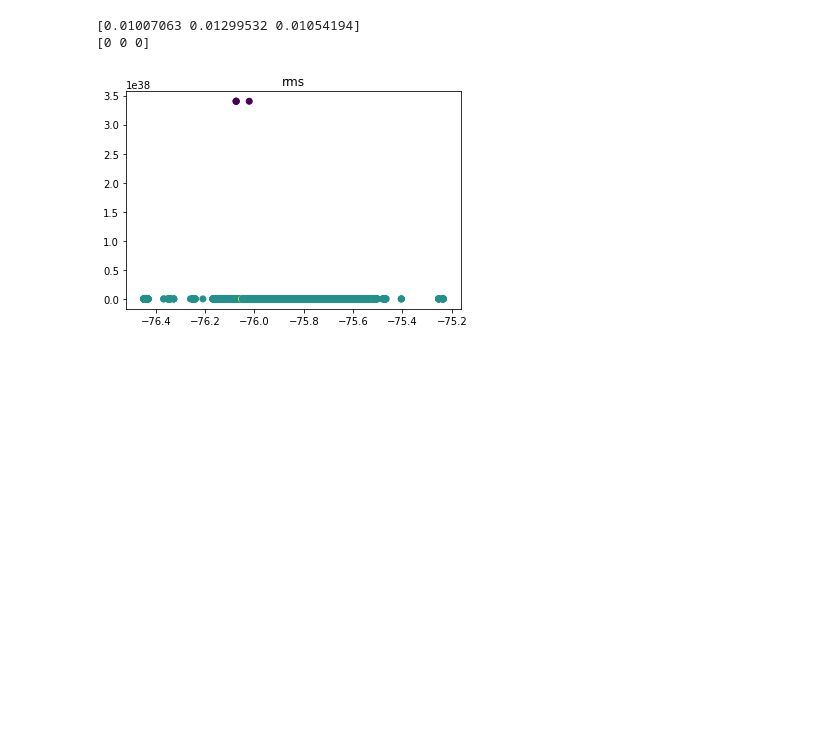
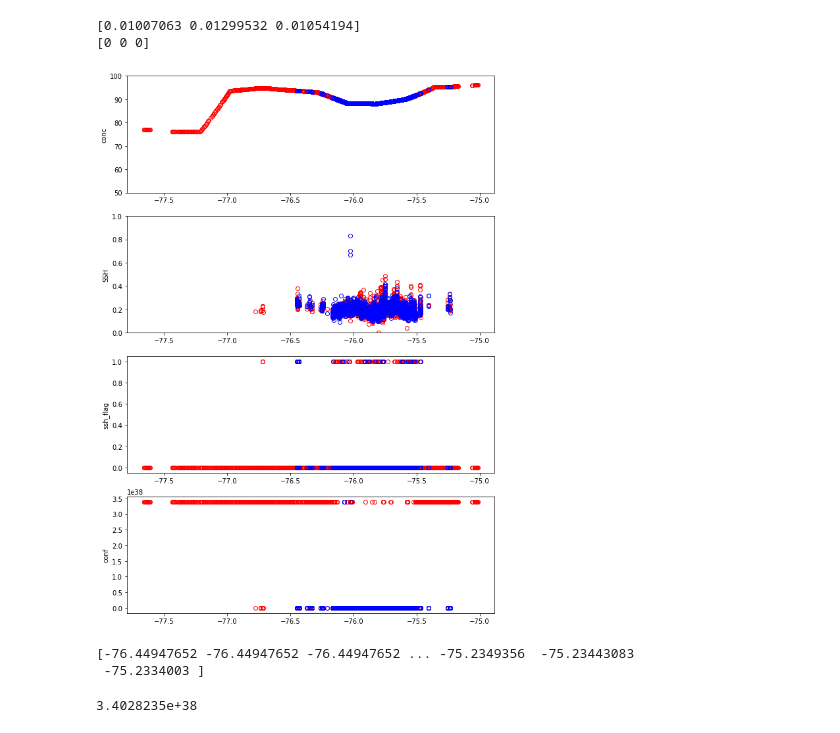
Before and after one commit to ICESAT-2HackWeek/Floes-are-Swell, a Jupyter notebook: Xi_Ross_Sea/look_at_one_track.ipynb, the cells around one changed output. Cells and saved outputs as stored; diff of their text form; code cells hidden in the pictures; blank space fills up the shorter version.

```diff
--- a/Xi_Ross_Sea/look_at_one_track.ipynb
+++ b/Xi_Ross_Sea/look_at_one_track.ipynb
@@ -68,8 +149,45 @@ print(ssh_flag[SSH>0.5])
 # %% [output]
 [0.01007063 0.01299532 0.01054194]
 [0 0 0]
-# %%
-plt.scatter(lat,rms,c=qual);
-plt.title('rms');
-# %% [output]
-[figure, removed]
+# %%
+plt.figure(figsize=(10, 15),)
+plt.subplot(411)
+plt.plot(latr,concr,'ro', mfc='none')
+plt.plot(lat,conc,'bo', mfc='none')
+plt.ylabel('conc')
+plt.ylim(50,100)
+
+
+plt.subplot(412)
+plt.plot(latr,SSHr,'ro', mfc='none')
+plt.plot(lat,SSH,'bo', mfc='none')
+plt.ylabel('SSH')
+plt.ylim(0,1)
+
+
+plt.subplot(413)
+plt.plot(latr,ssh_flagr,'ro', mfc='none')
+plt.plot(lat,ssh_flag,'bo', mfc='none')
+plt.ylabel('ssh_flag')
+
+
+plt.subplot(414)
+plt.plot(latr,confr,'ro', mfc='none')
+plt.plot(lat,conf,'bo', mfc='none')
+plt.ylabel('conf')
+#plt.ylim(0,0.05)
+
+
+plt.show()
+# %% [output]
+[figure, added]
+# %%
+SSH_comset_lat=lat[SSH>0]
+print(SSH_comset_lat)
+# %% [output]
+[-76.44947652 -76.44947652 -76.44947652 ... -75.2349356  -75.23443083
+ -75.2334003 ]
+# %%
+print(max(conf))
+# %% [output]
+3.4028235e+38
```
Also changed, not shown: parts of 12 cells of this notebook, 1 other file.
